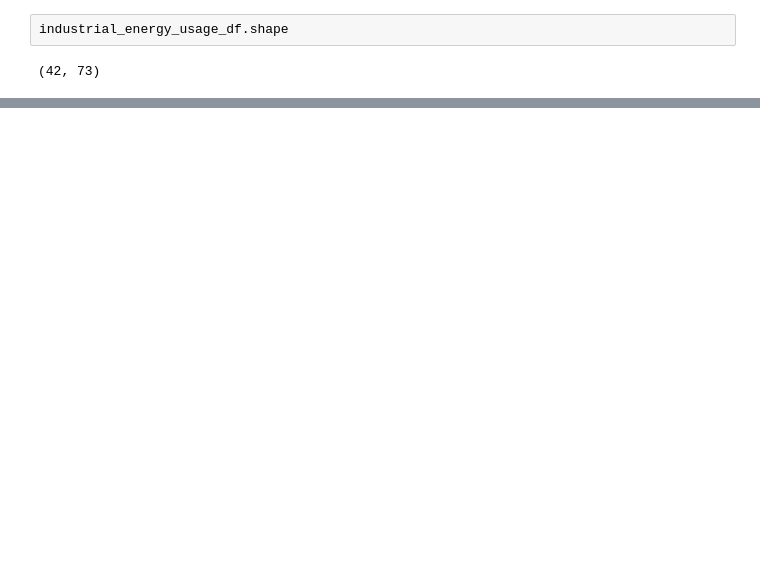
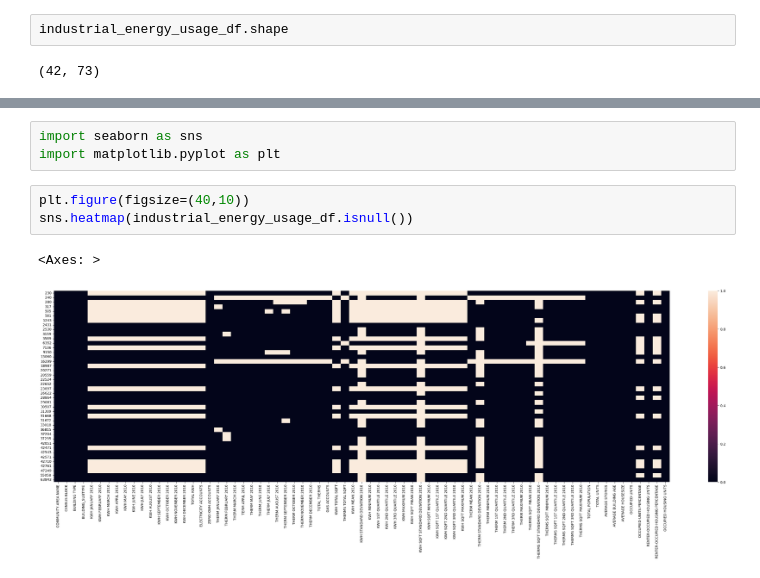
Before and after one commit to Gourav052003/Machine-Learning-Solutions-for-Predicting-Municipal-Waste-Costs-and-Sustainable-Resource-Management, a Jupyter notebook: notebook.ipynb, the cells around one changed output, grey strips where cells are left out. Drawn from its saved outputs; the diff is of its cells as text; blank space fills up the shorter version.

Commit message:
Energy usage analysis started

```diff
--- a/notebook.ipynb
+++ b/notebook.ipynb
@@ -38,0 +71,9 @@ industrial_energy_usage_df.shape
+# %%
+import seaborn as sns
+import matplotlib.pyplot as plt
+# %%
+plt.figure(figsize=(40,10))
+sns.heatmap(industrial_energy_usage_df.isnull())
+# %% [output]
+<Axes: >
+[figure, added]
```
Also changed, not shown: parts of 2 cells of this notebook, 1 other file.
